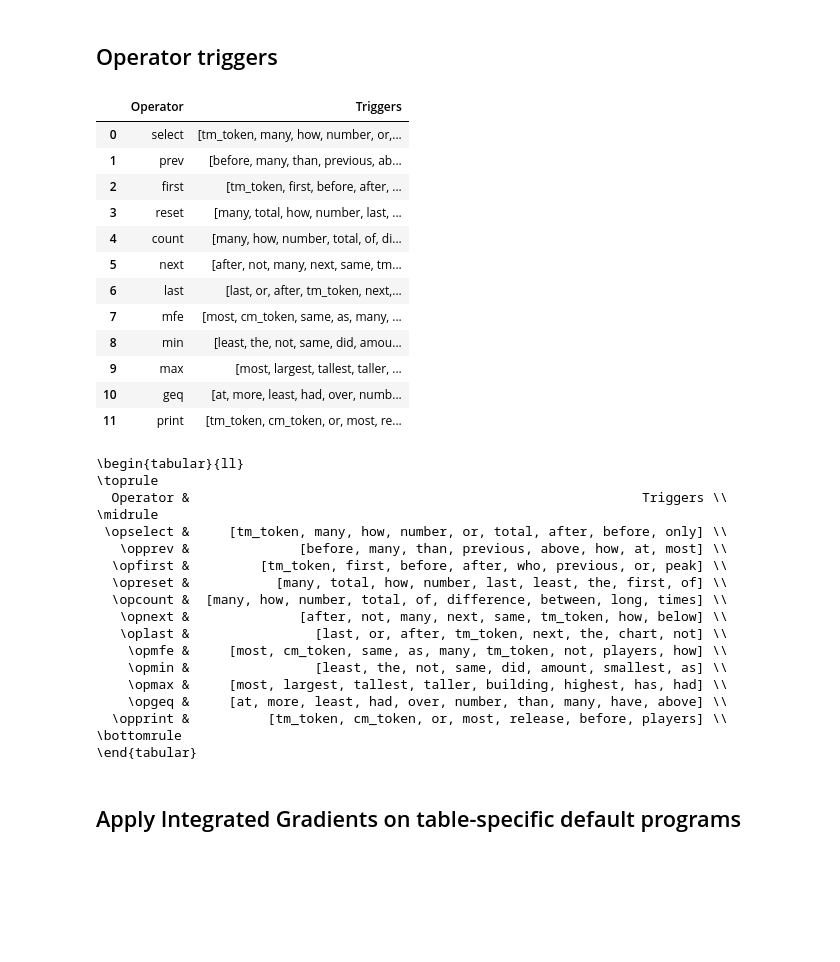
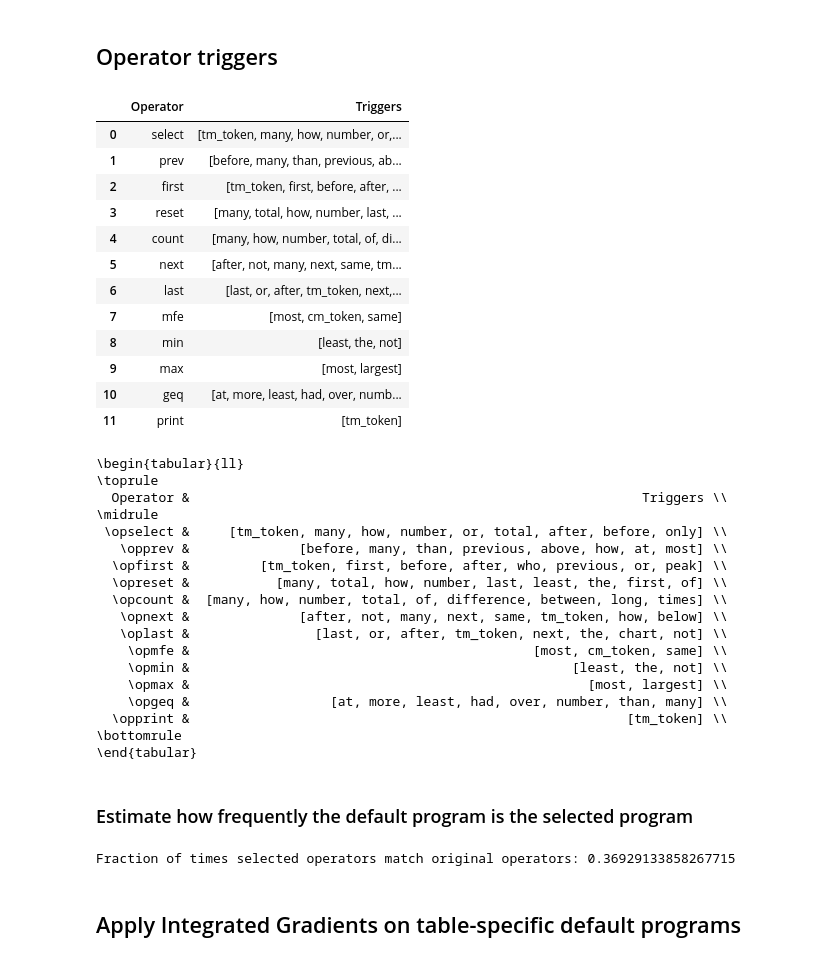
Before and after one commit to pramodkaushik/np_analysis, a Jupyter notebook: notebooks/integrated_gradients.ipynb, the cells around one changed output. Saved outputs shown, nothing was run; the diff lists cells and outputs as text; code cells hidden in the pictures; blank space fills up the shorter version.

```diff
--- a/notebooks/neural_programmer.ipynb
+++ b/notebooks/integrated_gradients.ipynb
@@ -35,7 +35,7 @@ from neural_programmer import evaluate
 ## Paths, parameters, etc.
 # %%
 # Use only one GPU on the multi-GPU machine
-os.environ["CUDA_VISIBLE_DEVICES"] = "0-3"
+os.environ["CUDA_VISIBLE_DEVICES"] = "1,3"
 
 # WikiTableQuestions data
 DATA_DIR = '../wtq_data'
@@ -50,6 +50,8 @@ OUT_DIR = '../results'
 
 # Overstability curve file
 OVERSTABILITY_CURVE_FILE = os.path.join(OUT_DIR, 'overstability.eps')
+
+pd.options.display.max_colwidth=100000
 # %% [markdown]
 ### Some utility functions
 # %%
@@ -92,11 +94,11 @@ relies_on_col = {
 
 }
 
-def get_program_mask(program):
+def get_program_mask(program, ignore_answer_cond=False):
     """
     Returns a mask indicating attributions to which ops/cols are considered significant.
     The conditions for are:
-    1) affect answer computation,
+    1) affect answer computation, (toggled by "ignore_answer_cond")
     2) are not the same as their table-specific default counterparts
 
     program = [op (default_op), col (default_col)] * 4
@@ -110,6 +112,8 @@ def get_program_mask(program):
         col, default_col = program[2*i + 1].split('(')
         col = col.strip()
         default_col = default_col.strip().strip(')')
+        if ignore_answer_cond:
+            continue
         if relies_on_col[op]:
             mask[2*i+1] = (col != default_col)
         if not acts_on_prev_result[op]:
@@ -470,6 +475,7 @@ Visualizations written to ../results/visualizations.html
 ## Operator triggers
 # %%
 K = 2
+attrs_outdir = os.path.join(OUT_DIR, 'attributions')
 operator_triggers = defaultdict(lambda: [])
 for wiki_example in data[:graph.batch_size*int(len(data)/graph.batch_size)]:
     with tf.gfile.GFile(os.path.join(attrs_outdir, wiki_example.question_id + '_labels.tsv')) as f:
@@ -489,23 +495,24 @@ for wiki_example in data[:graph.batch_size*int(len(data)/graph.batch_size)]:
         operator_triggers[col_labels[2*i].split('(')[0].strip()] += syn
 # %%
 K = 10
-df_data = [[k, [w for w, _ in Counter(v).most_common(K) if w not in ['tm','cm']]] for k, v in operator_triggers.items()]
+L = 5
+df_data = [[k, [w for w, l in Counter(v).most_common(K) if w not in ['tm','cm'] and l > L]] for k, v in operator_triggers.items()]
 df = pd.DataFrame(df_data, columns=['Operator', 'Triggers'])
 df
 # %% [output]
 |  | Operator | Triggers |
 | 0 | select | [tm_token, many, how, number, or,... |
 | 1 | prev | [before, many, than, previous, ab... |
 | 2 | first | [tm_token, first, before, after, ... |
 | 3 | reset | [many, total, how, number, last, ... |
 | 4 | count | [many, how, number, total, of, di... |
 | 5 | next | [after, not, many, next, same, tm... |
 | 6 | last | [last, or, after, tm_token, next,... |
-| 7 | mfe | [most, cm_token, same, as, many, ... |
-| 8 | min | [least, the, not, same, did, amou... |
-| 9 | max | [most, largest, tallest, taller, ... |
+| 7 | mfe | [most, cm_token, same] |
+| 8 | min | [least, the, not] |
+| 9 | max | [most, largest] |
 | 10 | geq | [at, more, least, had, over, numb... |
-| 11 | print | [tm_token, cm_token, or, most, re... |
+| 11 | print | [tm_token] |
 # %%
 df['Operator'] = '\op' + df['Operator']
 print(df.to_latex(escape=False, index=False))
@@ -521,10 +528,12 @@ print(df.to_latex(escape=False, index=False))
   \opcount &  [many, how, number, total, of, difference, between, long, times] \\
    \opnext &              [after, not, many, next, same, tm_token, how, below] \\
    \oplast &                [last, or, after, tm_token, next, the, chart, not] \\
-    \opmfe &     [most, cm_token, same, as, many, tm_token, not, players, how] \\
-    \opmin &                [least, the, not, same, did, amount, smallest, as] \\
-    \opmax &     [most, largest, tallest, taller, building, highest, has, had] \\
-    \opgeq &     [at, more, least, had, over, number, than, many, have, above] \\
-  \opprint &          [tm_token, cm_token, or, most, release, before, players] \\
+    \opmfe &                                            [most, cm_token, same] \\
+    \opmin &                                                 [least, the, not] \\
+    \opmax &                                                   [most, largest] \\
+    \opgeq &                  [at, more, least, had, over, number, than, many] \\
+  \opprint &                                                        [tm_token] \\
 \bottomrule
 \end{tabular}
+# %% [markdown]
+### Estimate how frequently the default program is the selected program
@@ -531,3 +555,7 @@ print(df.to_latex(escape=False, index=False))
+# %%
+print("Fraction of times selected operators match original operators:", np.mean(np.divide(num_matches,count)))
+# %% [output]
+Fraction of times selected operators match original operators: 0.36929133858267715
 # %% [markdown]
 ## Apply Integrated Gradients on table-specific default programs
 # %%
```
Also changed, not shown: parts of 24 cells of this notebook, 1 other file.
